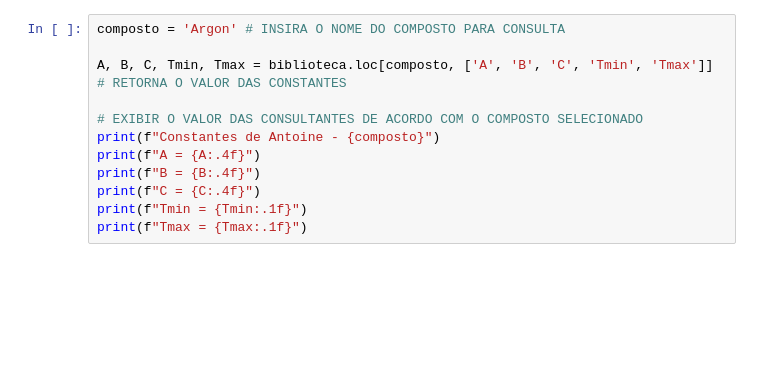
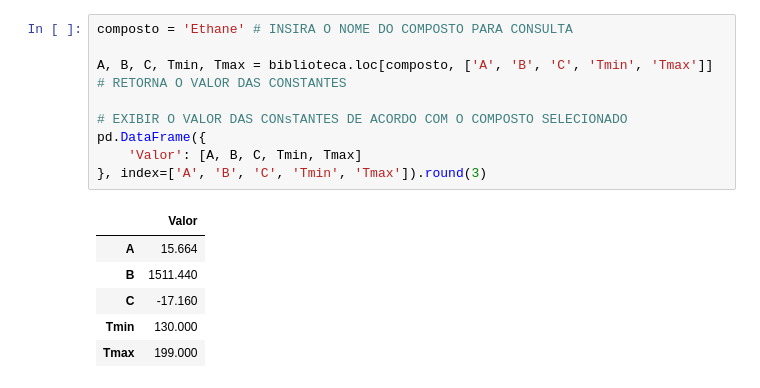
Before and after one commit to Thalles-hssa/Termo-II_teste1, a Jupyter notebook: Teste1/dados/constantes.ipynb, the cells around one changed output. Saved outputs shown, nothing was run; the diff lists cells and outputs as text; blank space fills up the shorter version.

```diff
--- a/Teste1/dados/constantes.ipynb
+++ b/Teste1/dados/constantes.ipynb
@@ -35,13 +51,17 @@ print(biblioteca) # EXIBIR A BIBLIOTECA
 # %%
-composto = 'Argon' # INSIRA O NOME DO COMPOSTO PARA CONSULTA
+composto = 'Ethane' # INSIRA O NOME DO COMPOSTO PARA CONSULTA
 
 A, B, C, Tmin, Tmax = biblioteca.loc[composto, ['A', 'B', 'C', 'Tmin', 'Tmax']] # RETORNA O VALOR DAS CONSTANTES
 
-# EXIBIR O VALOR DAS CONSULTANTES DE ACORDO COM O COMPOSTO SELECIONADO
-print(f"Constantes de Antoine - {composto}")
-print(f"A = {A:.4f}")
-print(f"B = {B:.4f}")
-print(f"C = {C:.4f}")
-print(f"Tmin = {Tmin:.1f}")
-print(f"Tmax = {Tmax:.1f}")
+# EXIBIR O VALOR DAS CONsTANTES DE ACORDO COM O COMPOSTO SELECIONADO
+pd.DataFrame({
+    'Valor': [A, B, C, Tmin, Tmax]
+}, index=['A', 'B', 'C', 'Tmin', 'Tmax']).round(3)
+# %% [output]
+|  | Valor |
+| A | 15.664 |
+| B | 1511.440 |
+| C | -17.160 |
+| Tmin | 130.000 |
+| Tmax | 199.000 |
 # %% [markdown]
```
Also changed, not shown: parts of 16 cells of this notebook, 1 other file.
